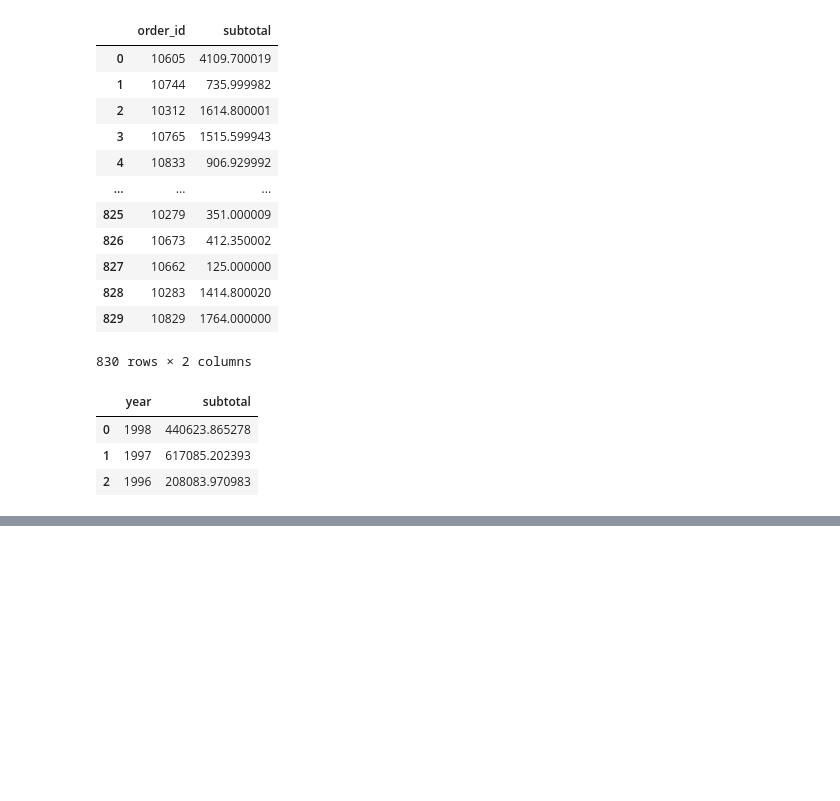
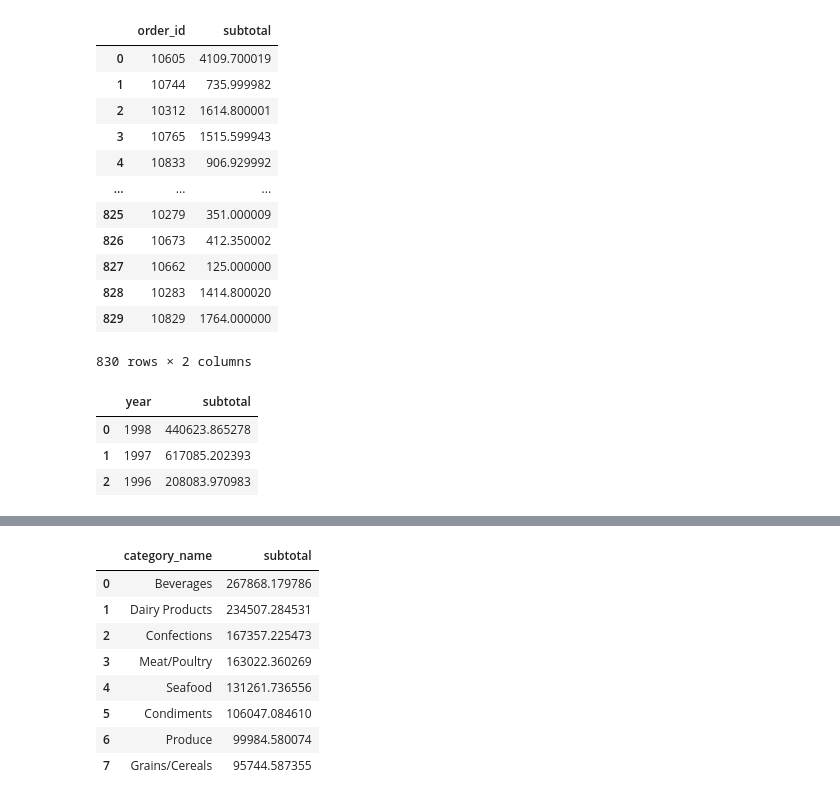
Before and after one commit to wfsilva-uea/northwind, a Jupyter notebook: northwind.ipynb, the cells around one changed output, grey strips where cells are left out. Cells and saved outputs as stored; diff of their text form; code cells hidden in the pictures; blank space fills up the shorter version.

```diff
--- a/northwind.ipynb
+++ b/northwind.ipynb
@@ -223,0 +265,25 @@ df
+# %%
+# 8. Vendas por categoria
+query = """
+  select
+    c.category_name,
+    sum((od.unit_price * od.quantity * (1 - od.discount) / 100) * 100) as subtotal
+  from products p
+  inner join categories c on c.category_id = p.category_id
+  inner join order_details od on p.product_id = od.product_id
+  inner join orders o on od.order_id = o.order_id
+  group by c.category_name
+  order by subtotal desc
+ """
+df = pd.read_sql_query(query, con=engine)
+df
+# %% [output]
+|  | category_name | subtotal |
+| 0 | Beverages | 267868.179786 |
+| 1 | Dairy Products | 234507.284531 |
+| 2 | Confections | 167357.225473 |
+| 3 | Meat/Poultry | 163022.360269 |
+| 4 | Seafood | 131261.736556 |
+| 5 | Condiments | 106047.084610 |
+| 6 | Produce | 99984.580074 |
+| 7 | Grains/Cereals | 95744.587355 |
```
Also changed, not shown: parts of 6 cells of this notebook.
